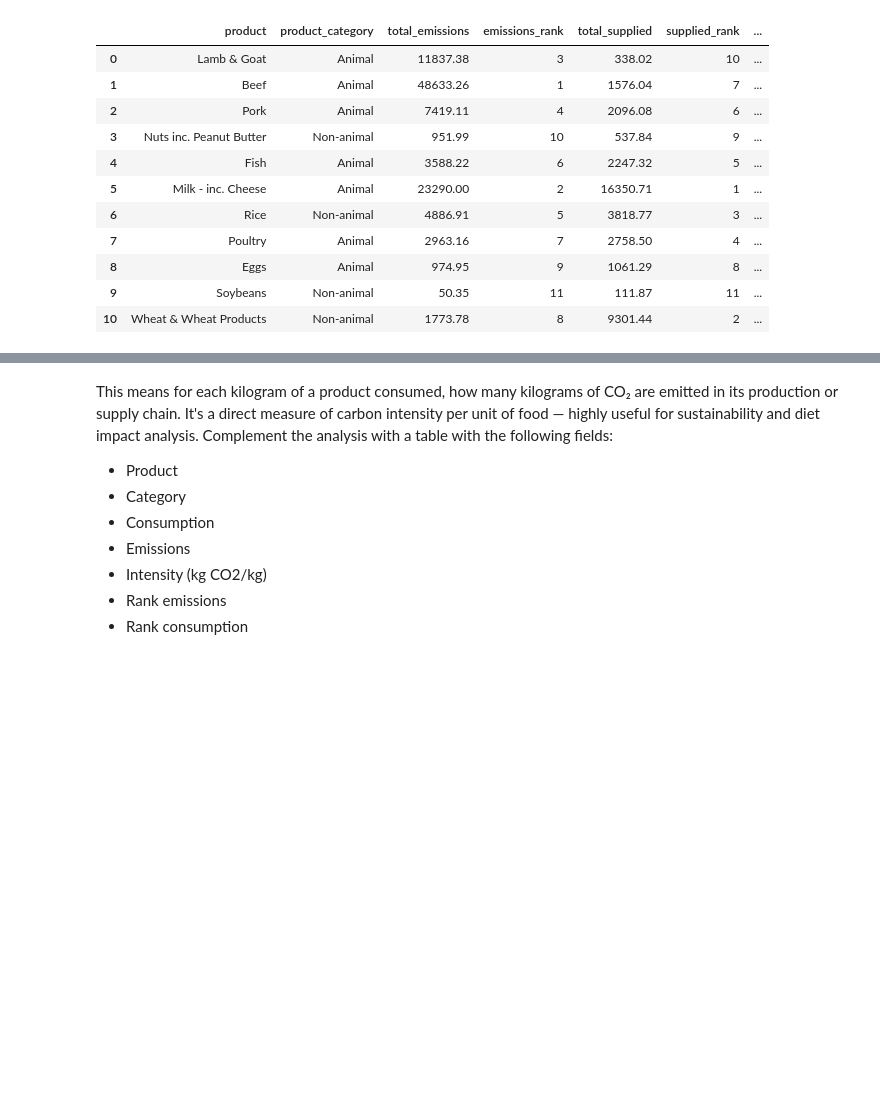
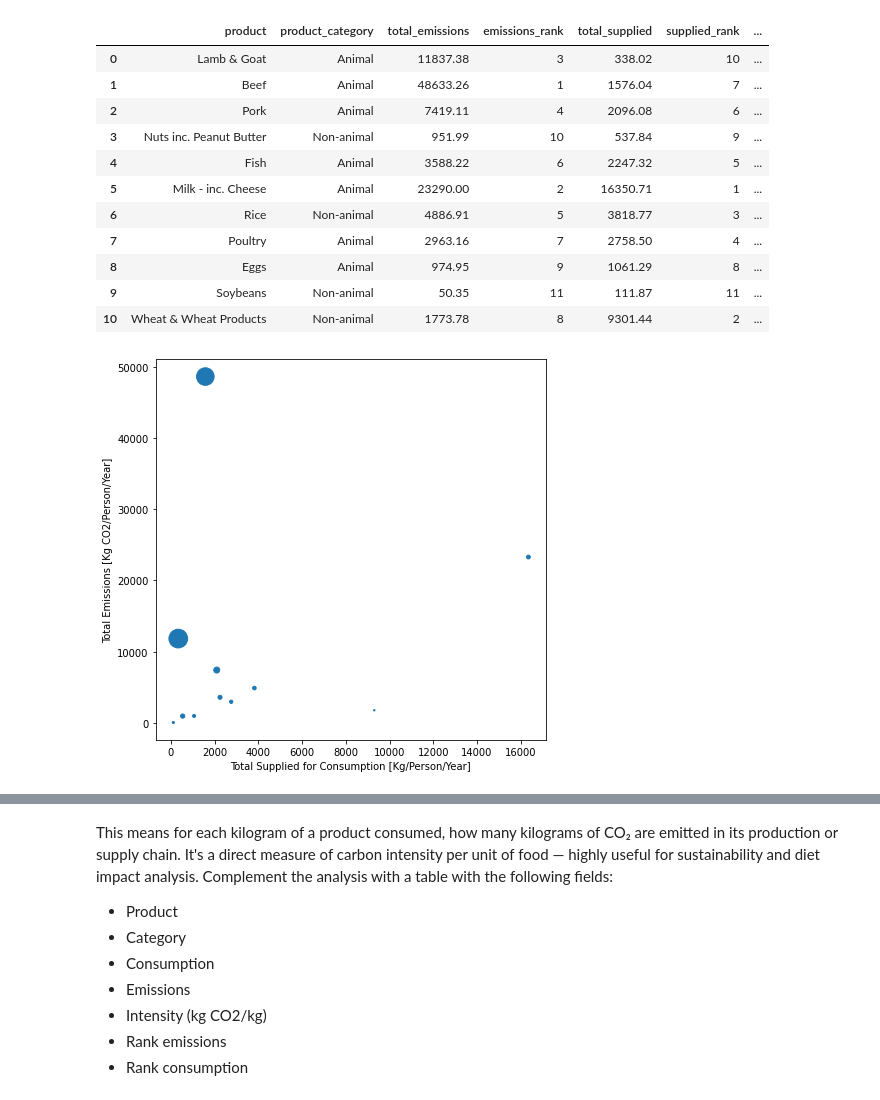
Before and after one commit to daniel-epm/food_carbon_fp, a Jupyter notebook: foodprint_analysis.ipynb, the cells around one changed output, grey strips where cells are left out. Saved outputs shown, nothing was run; the diff lists cells and outputs as text; code cells hidden in the pictures; blank space fills up the shorter version.

Commit message:
Carbon intensity plot

```diff
--- a/foodprint_analysis.ipynb
+++ b/foodprint_analysis.ipynb
@@ -468,3 +470,13 @@ FROM emissions JOIN supplied ON emissions.product = supplied.product ORDER BY em
 | 8 | Eggs | Animal | 974.95 | 9 | 1061.29 | 8 | ... |
 | 9 | Soybeans | Non-animal | 50.35 | 11 | 111.87 | 11 | ... |
 | 10 | Wheat & Wheat Products | Non-animal | 1773.78 | 8 | 9301.44 | 2 | ... |
+# %%
+fig, ax = plt.subplots(figsize= (7, 7))
+ax.scatter(x= df['total_supplied'],
+           y= df['total_emissions'],
+           s= df['emissions_intensity']*10)
+ax.set_xlabel('Total Supplied for Consumption [Kg/Person/Year]')
+ax.set_ylabel('Total Emissions [Kg CO2/Person/Year]')
+plt.show()
+# %% [output]
+[figure, added]
```
Also changed, not shown: parts of 3 cells of this notebook.
